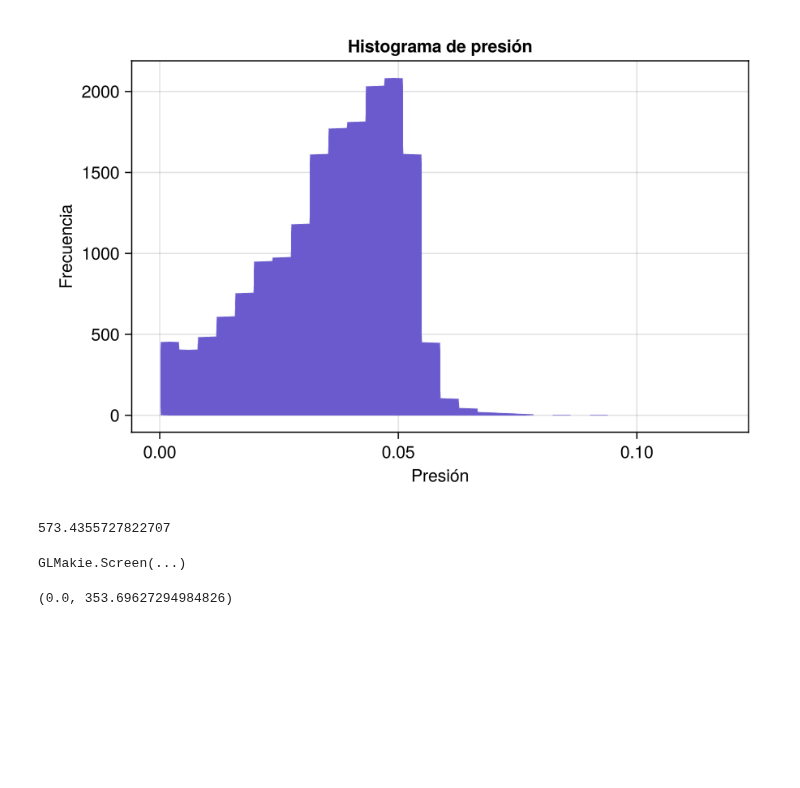
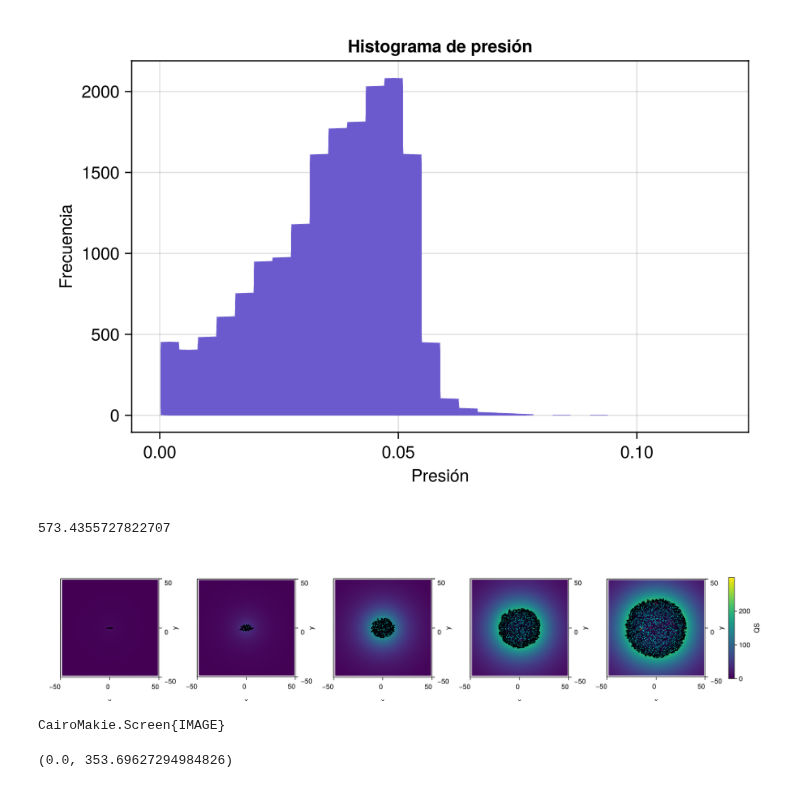
Before and after one commit to dsb-lab/CellBasedModels.jl, a Jupyter notebook: proves/PGA_agents/QS_dependent/Bacteries_QS.ipynb, the cells around one changed output. Drawn from its saved outputs; the diff is of its cells as text; code cells hidden in the pictures; blank space fills up the shorter version.

```diff
--- a/proves/PGA_agents/QS_dependent/Bacteries_QS.ipynb
+++ b/proves/PGA_agents/QS_dependent/Bacteries_QS.ipynb
@@ -463,7 +462,7 @@ rods2dGrowth = ABM(2,
                     type=1)
 
         end
-        if CBMDistributions.uniform(0, 1) < pq
+        if CBMDistributions.uniform(0, 1) < pq && type == 0
             mm += 1
         end
 
@@ -530,14 +529,14 @@ com.lMax = 3.
 com.σlTarget = .2
 com.α = 200
 # com.σ = 0
-com.σ = 2.E-4
+com.σ = 5.E-4
 com.type=0
 
 com.d = 1.
 com.l = 2.99
 com.lTarget = 3.
 
-com.p_half=200.
+com.p_half=1000.
 
 com.x = 0
 com.y = 0
@@ -581,3 +587,3 @@ Step 70000 N: 794
 # %%
-com_load,times=load_parameters_log("parameters_2_.txt")
+com_load,times=load_parameters_log("community_QS.txt")
 # %% [output]
@@ -603,7 +609,8 @@ fig  # Esto muestra la figura en una ventana interactiva
 # %%
 # Colormap común y colorrange fijo
 colormap = :viridis
-colorrange = (0.0,  maximum(maximum(p -> maximum(p[:mm]), com_load)))
+colorrange_qs = (0.0,  maximum(maximum(p -> maximum(p[:mm]), com_load)))
+colorrange_p = (0.0,  maximum(maximum(p -> maximum(p[:pressure]), com_load)))
 
 
 
@@ -624,37 +631,38 @@ for (i,j) in enumerate(js)
                 range(com.simBox[1,1],com.simBox[1,2],length=size(com.mm)[1]),
                 range(com.simBox[2,1],com.simBox[2,2],length=size(com.mm)[1]),
                 Float64.(hcat(com_load[j][:mm]...)),
                 colormap = colormap,
-                colorrange = colorrange
+                colorrange = colorrange_qs
             )
 
 
     plotMixedAgents2D!(
     ax,
     com_load[j][:x],
     com_load[j][:y],
     com_load[j][:d],
     com_load[j][:l],
     com_load[j][:theta],
     com_load[j][:type],
     com_load[j][:pressure],
-    colorrange = (0, 0.03)
+    colorrange = colorrange_p
     )
 
     xlims!(-50,50)
     ylims!(-50,50)
 end
 
 # Añadir colorbar común al final
 Colorbar(fig[1, length(js) + 1],
     colormap = colormap,
-    colorrange = colorrange,
+    colorrange = colorrange_qs,
     label = "QS"
 )
 
 display(fig)
 # %% [output]
+[figure, added]
-GLMakie.Screen(...)
+CairoMakie.Screen{IMAGE}
 # %%
 colorrange = (0.0,  maximum(maximum(p -> maximum(p[:mm]), com_load)))
 # %% [output]
```
Also changed, not shown: parts of 13 cells of this notebook.
